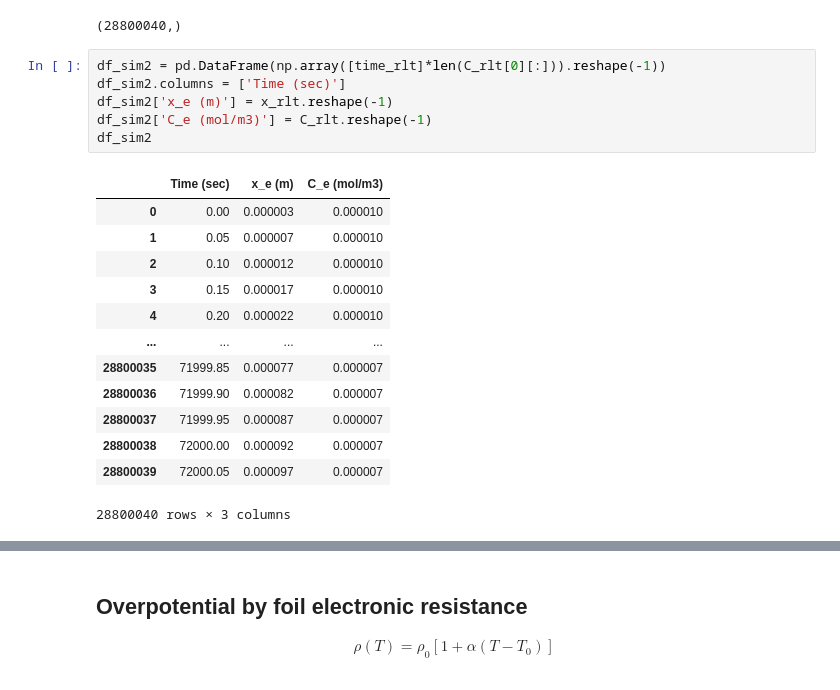
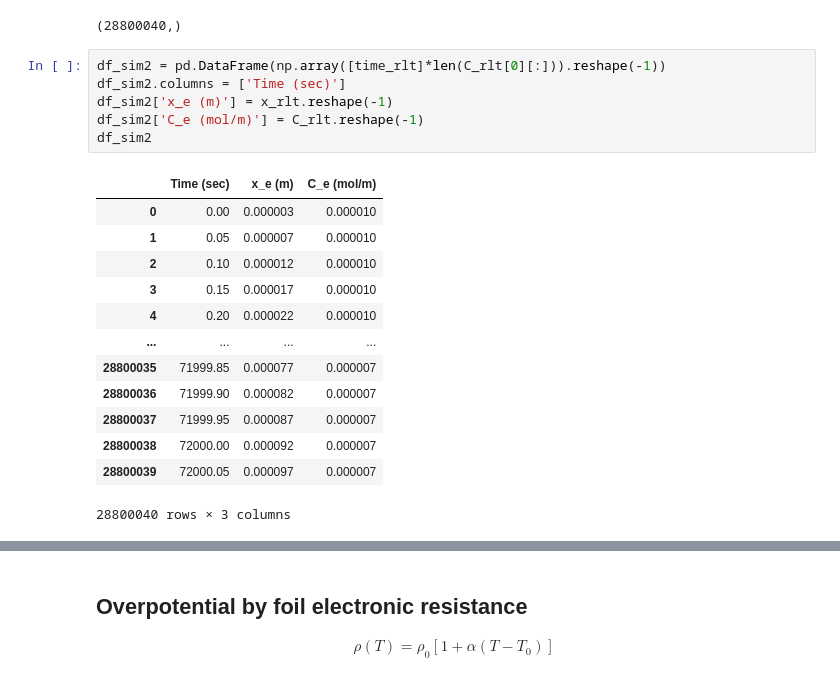
Before and after one commit to TakumaKawahara/BS-StudyGroup, a Jupyter notebook: Model#4/BS_Model#4_ver1.0.ipynb, the cells around one changed output, grey strips where cells are left out. Saved outputs shown, nothing was run; the diff lists cells and outputs as text.

```diff
--- a/Model#4/BS_Model#4_ver1.0.ipynb
+++ b/Model#4/BS_Model#4_ver1.0.ipynb
@@ -1067,11 +1072,11 @@ np.shape(np.array([time_rlt]*len(C_rlt[0][:])).reshape(-1))
 # %%
 df_sim2 = pd.DataFrame(np.array([time_rlt]*len(C_rlt[0][:])).reshape(-1))
 df_sim2.columns = ['Time (sec)']
 df_sim2['x_e (m)'] = x_rlt.reshape(-1)
-df_sim2['C_e (mol/m3)'] = C_rlt.reshape(-1)
+df_sim2['C_e (mol/m)'] = C_rlt.reshape(-1)
 df_sim2
 # %% [output]
-|  | Time (sec) | x_e (m) | C_e (mol/m3) |
+|  | Time (sec) | x_e (m) | C_e (mol/m) |
 | 0 | 0.00 | 0.000003 | 0.000010 |
 | 1 | 0.05 | 0.000007 | 0.000010 |
 | 2 | 0.10 | 0.000012 | 0.000010 |
```
Also changed, not shown: parts of 27 cells of this notebook.
